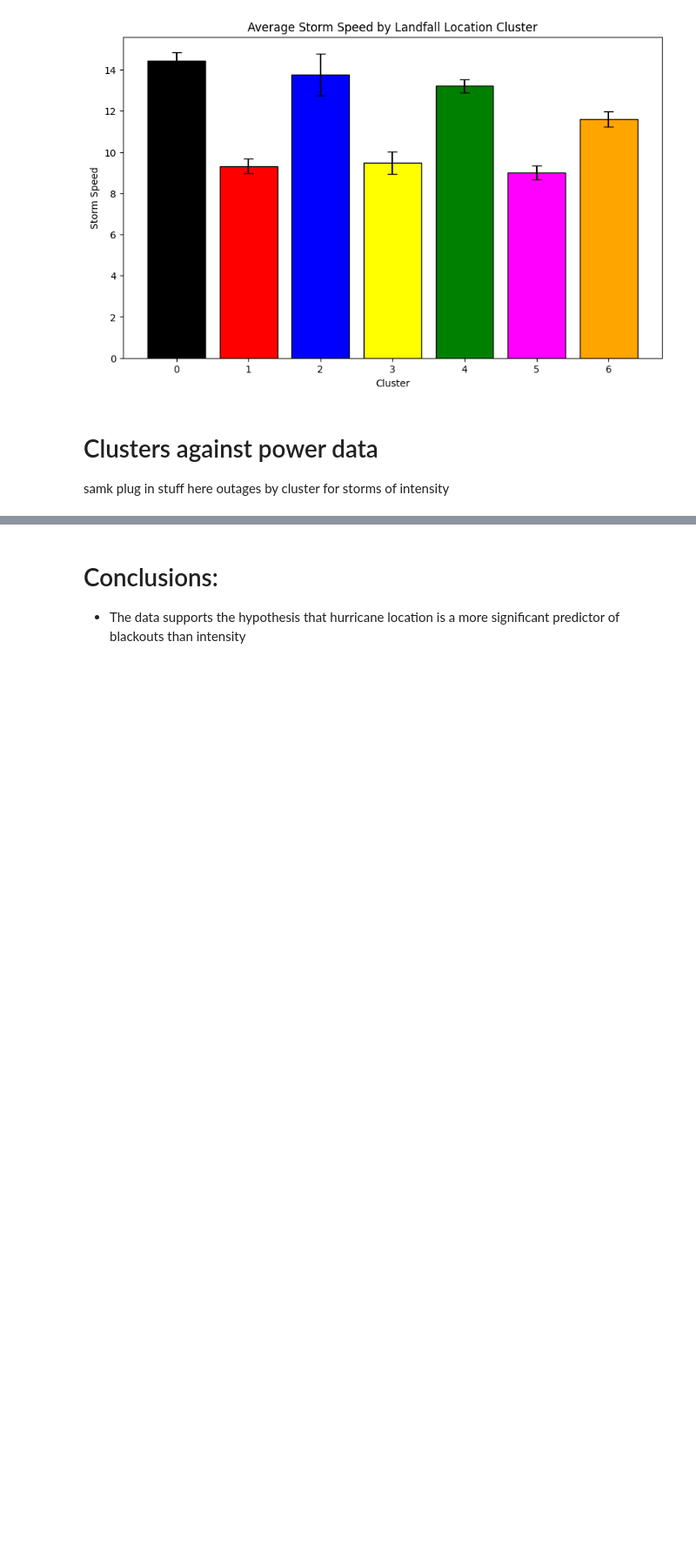
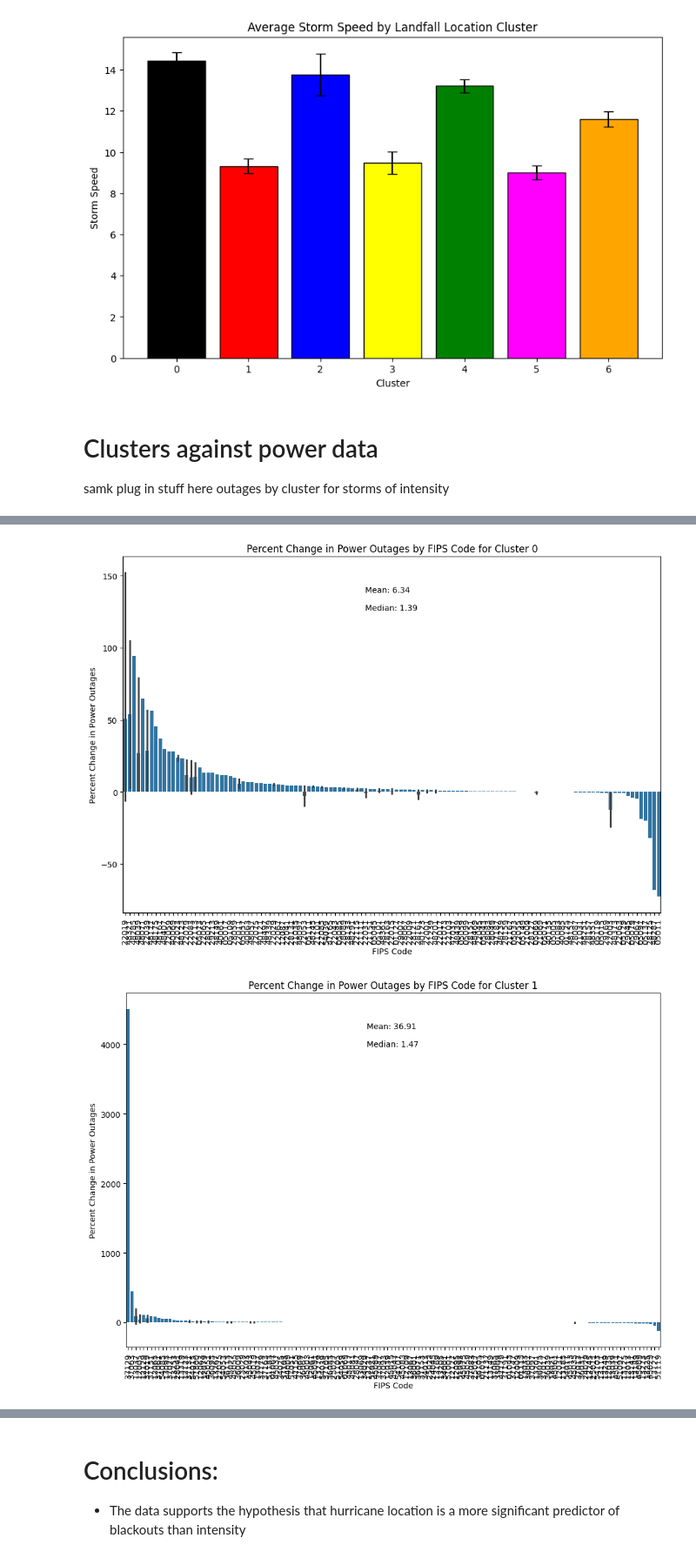
Before and after one commit to skortchmark9/Climate_ML, a Jupyter notebook: Project_1/main.ipynb, the cells around one changed output, grey strips where cells are left out. Shown at 87% size. Saved outputs shown, nothing was run; the diff lists cells and outputs as text; code cells hidden in the pictures; blank space fills up the shorter version.

```diff
--- a/Project_1/main.ipynb
+++ b/Project_1/main.ipynb
@@ -83,3 +77,43 @@ plot_bar_with_error(mean_final, stderr_final, f'Average Storm Speed by Landfall
 
 samk plug in stuff here
 outages by cluster for storms of <x> intensity
+# %%
+from power_outage_data import (
+    load_yearly_data,
+    load_fips_shapes,
+    load_customers_by_fips
+)
+from storm_data import (
+    load_clusters,
+    load_tracks,
+)
+
+yearly_power_data = load_yearly_data()
+fips_shapes = load_fips_shapes()
+customers_by_fips = load_customers_by_fips()
+
+clusters = load_clusters()
+# Load tracks and prefilter for year.
+tks = load_tracks()
+tks = tks.where(tks.season>=2014, drop=True)
+# %%
+from storm_power_outages import lookup_storms_in_cluster
+
+# Takes about 12s!
+storms_by_cluster_id = {}
+for cluster_id, cluster in clusters:
+    cluster_storms = lookup_storms_in_cluster(tks, cluster, fips_shapes)
+    storms_by_cluster_id[cluster_id] = cluster_storms
+# %%
+from storm_power_outages import get_blackouts_by_fip_for_storm
+
+blackout_by_storm_sid = {}
+
+for cluster_id, cluster in clusters:
+    cluster_storms = storms_by_cluster_id[cluster_id]
+
+    for storm in cluster_storms:
+        blackout_data = get_blackouts_by_fip_for_storm(
+            storm, yearly_power_data, customers_by_fips
+        )
+        blackout_by_storm_sid[storm['sid']] = blackout_data
@@ -85,0 +146,8 @@ outages by cluster for storms of <x> intensity
+# %%
+from storm_power_outages import plot_blackouts_for_cluster
+
+for cluster_id, cluster in clusters:
+    plot_blackouts_for_cluster(cluster_id, blackout_by_storm_sid, storms_by_cluster_id)
+# %% [output]
+[figure, added]
+[figure, added]
```
Also changed, not shown: parts of 6 cells of this notebook, 2 other files.
